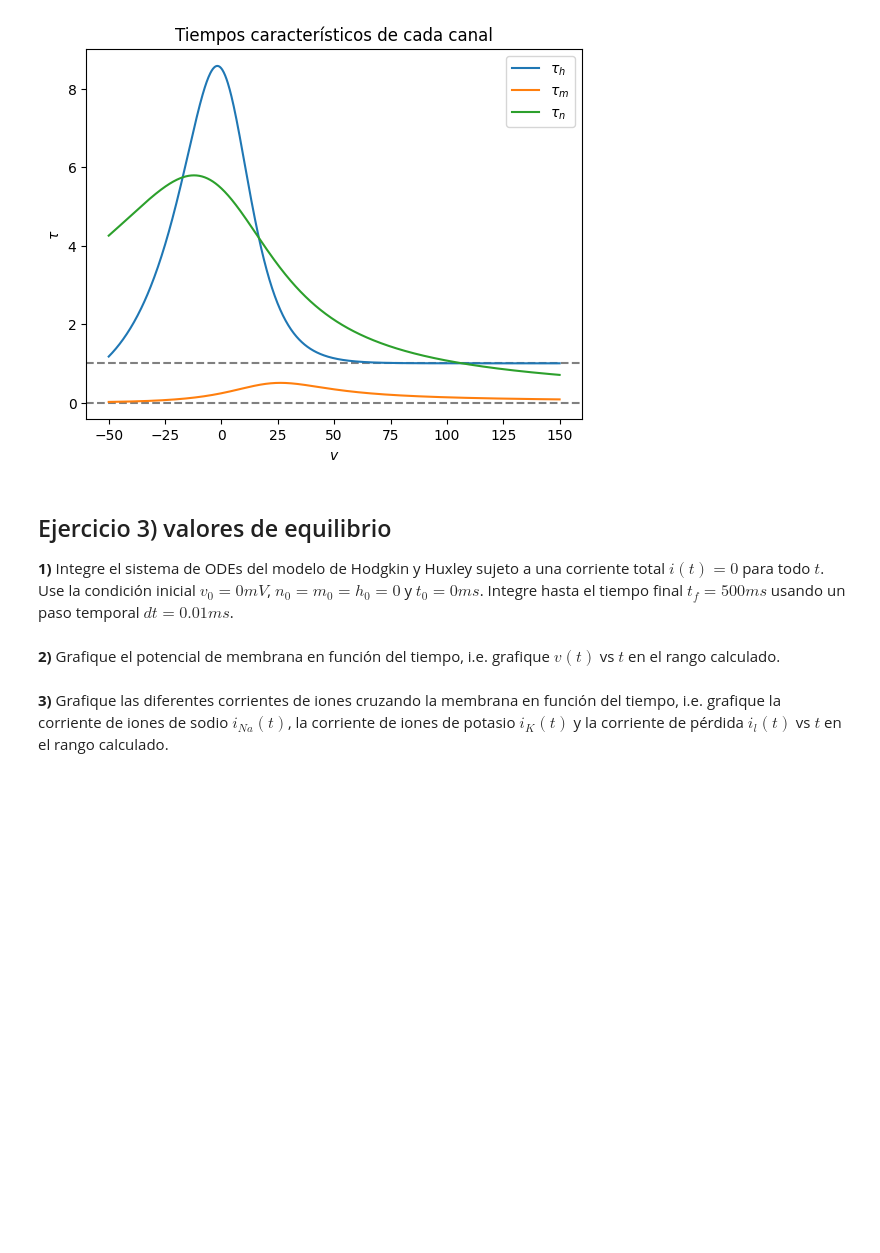
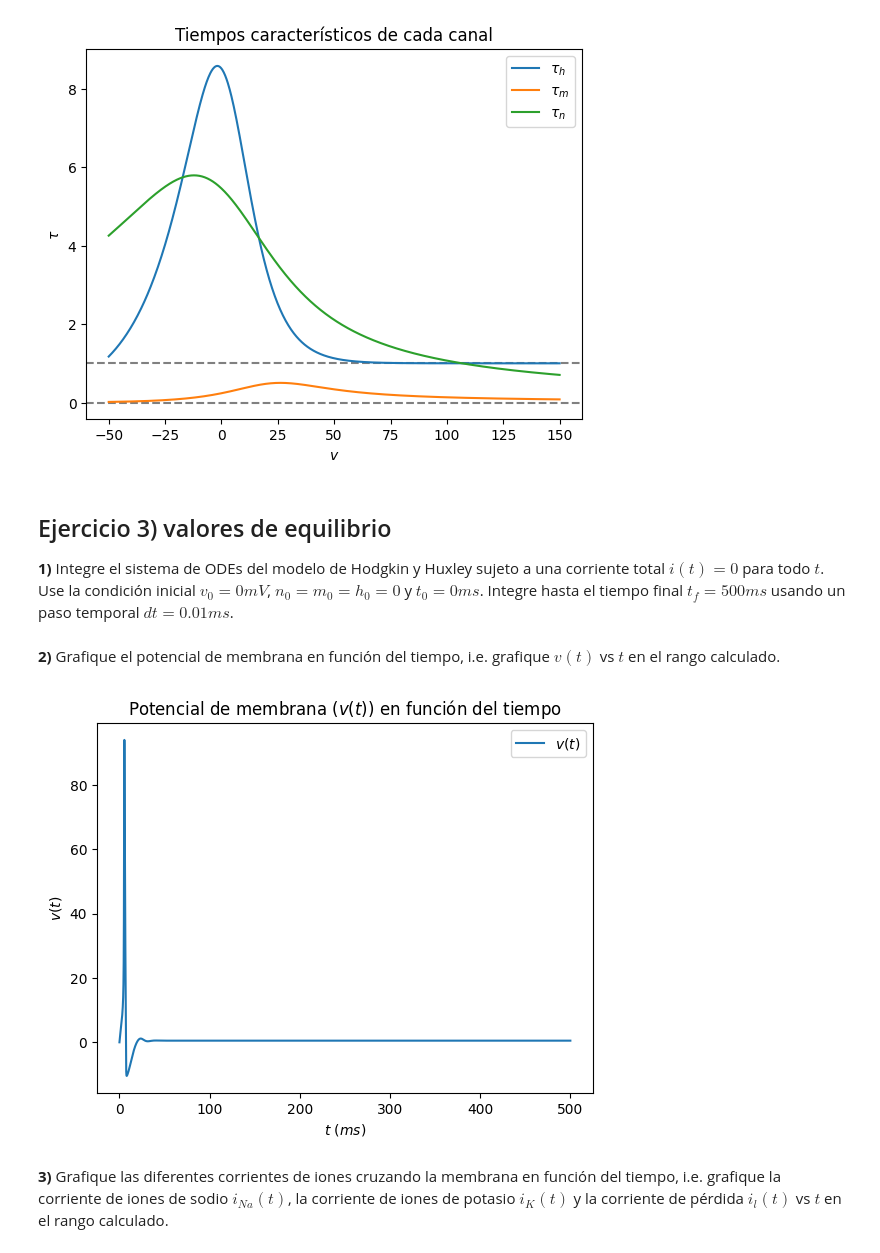
Before and after one commit to basbenja/RedesNeuronales-TrabajosPracticos, a Jupyter notebook: TP1/TrabajoPractico1.ipynb, the cells around one changed output. Saved outputs shown, nothing was run; the diff lists cells and outputs as text; code cells hidden in the pictures; blank space fills up the shorter version.

```diff
--- a/TP1/TrabajoPractico1.ipynb
+++ b/TP1/TrabajoPractico1.ipynb
@@ -504,4 +521,27 @@ plt.show()
+# %%
+# En orden, tenemos: v n m h
+r0 = np.array([0, 0, 0, 0])
+
+i = lambda t: 0
+
+a = 0
+b = 500
+h = 0.01
+k = int((b-a)/h)
+# %%
+t, w = integrador_ode(rk4, f, r0, a, b, k, np.array(p))
 # %% [markdown]
 **2)** Grafique el potencial de membrana en función del tiempo, i.e. grafique $v(t)$ vs $t$ en el rango calculado.
+# %%
+vs = w[0, :]
+
+plt.xlabel('$t\ (ms)$')
+plt.ylabel('$v(t)$')
+plt.plot(t, vs, label='$v(t)$')
+plt.title("Potencial de membrana ($v(t)$) en función del tiempo")
+plt.legend()
+plt.show()
+# %% [output]
+[figure, added]
 # %% [markdown]
 **3)** Grafique las diferentes corrientes de iones cruzando la membrana en función del tiempo, i.e. grafique  la corriente de iones de sodio $i_{Na}(t)$, la corriente de iones de potasio $i_K(t)$ y la corriente de pérdida $i_l(t)$ vs $t$ en el rango calculado.
```
Also changed, not shown: parts of 18 cells of this notebook.
